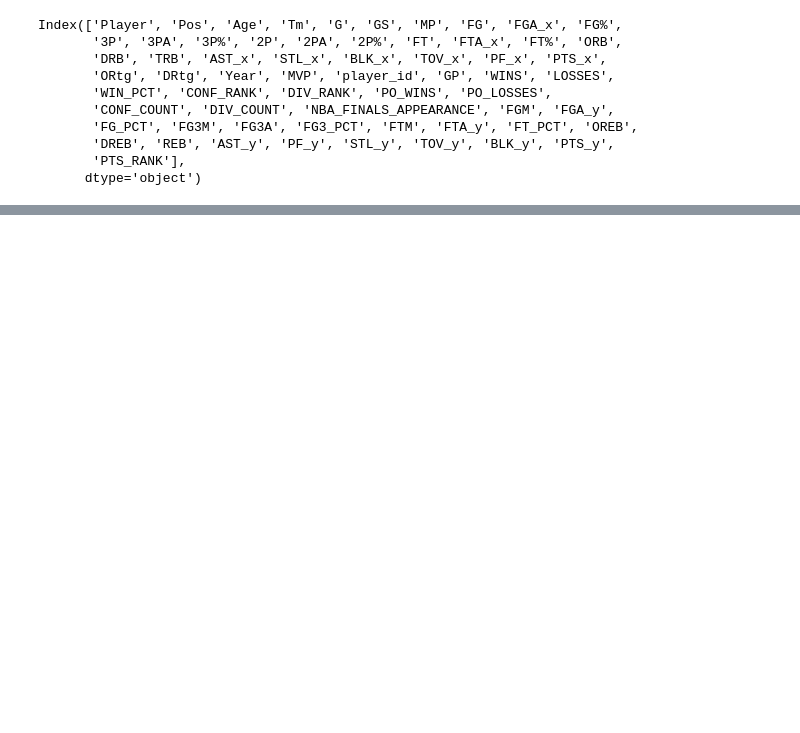
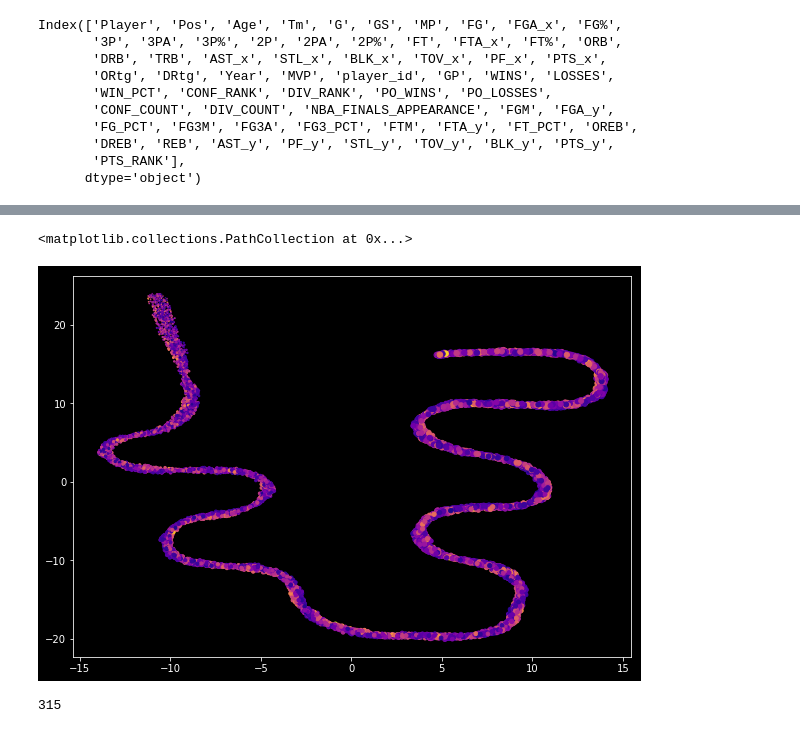
Before and after one commit to davidjbauer/nba-shaq, a Jupyter notebook: learning.ipynb, the cells around one changed output, grey strips where cells are left out. Drawn from its saved outputs; the diff is of its cells as text; code cells hidden in the pictures; blank space fills up the shorter version.

```diff
--- a/learning.ipynb
+++ b/learning.ipynb
@@ -145,0 +148,15 @@ plt.bar(x_features[3:], xgb_feat)
+# %%
+#['Player','Year', 'Tm', 'MP', 'FG', 'FGA_x',
+#       '3P', '3PA', '2P', '2PA', 'FT', 'FTA_x', 'ORB',
+#       'DRB', 'TRB', 'AST_x', 'STL_x', 'BLK_x', 'TOV_x', 'PF_x', 'PTS_x',
+#       'ORtg', 'DRtg','WIN_PCT', 'CONF_RANK']
+#plt.style.use('dark_background')
+#plt.figure(figsize=(10,7))
+plt.scatter(embedding[:, 0], embedding[:, 1], c=x_old_num['TRB'], s=0.01*(x_old_num['MP']-300), cmap="plasma")
+# %% [output]
+<matplotlib.collections.PathCollection at 0x...>
+[figure, added]
+# %%
+x_old_num['MP'].min()
+# %% [output]
+315
```
Also changed, not shown: parts of 9 cells of this notebook, 4 other files.
